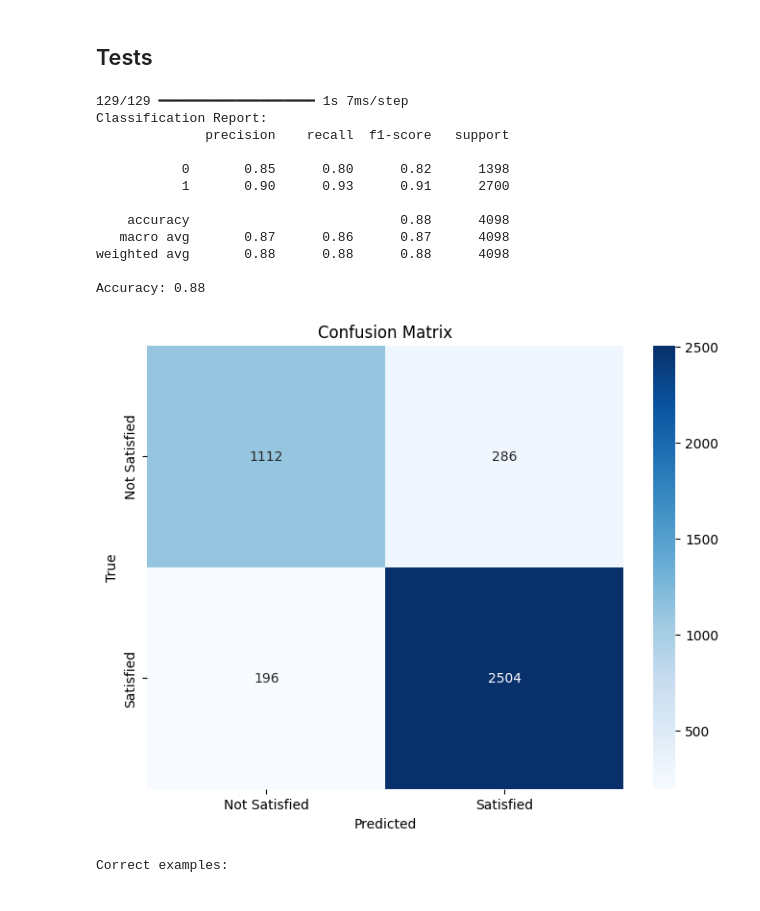
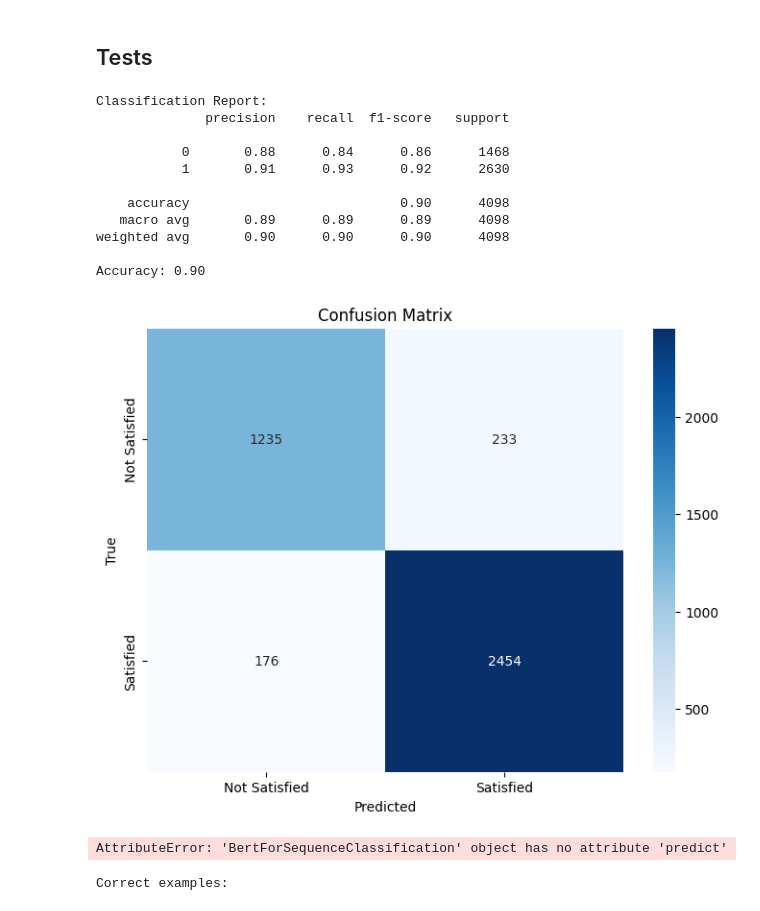
Before and after one commit to IvonLuiz/brazilian-e-commerce-nlp-deep-learning, a Jupyter notebook: e_commerce_transformers.ipynb, the cells around one changed output. Drawn from its saved outputs; the diff is of its cells as text; code cells hidden in the pictures.

```diff
--- a/e_commerce_transformers.ipynb
+++ b/e_commerce_transformers.ipynb
@@ -766,10 +890,46 @@ def display_predictions(df, y_true, y_pred, n=5):
     print(correct[['comment', 'true_label', 'predicted_label']])
     print("\nIncorrect Predictions:")
     print(incorrect[['comment', 'true_label', 'predicted_label']])
+# %%
+test_loader.dataset[0]
+
+model.eval()
+predictions = []
+true_labels = []
+with torch.no_grad():
+    for batch in test_loader:
+        input_ids = batch['input_ids'].to(device)
+        attention_mask = batch['attention_mask'].to(device)
+        labels = batch['labels'].to(device)
+
+        outputs = model(input_ids=input_ids, attention_mask=attention_mask)
+        preds = torch.argmax(outputs.logits, dim=1)
+
+        predictions.extend(preds.cpu().numpy())
+        true_labels.extend(labels.cpu().numpy())
+
+# Convert to numpy arrays
+predictions = np.array(predictions)
+true_labels = np.array(true_labels)
+# Evaluate the model
+evaluate_model(true_labels, predictions)
+# %% [output]
+Classification Report:
+              precision    recall  f1-score   support
+
+           0       0.88      0.84      0.86      1468
+           1       0.91      0.93      0.92      2630
+
+    accuracy                           0.90      4098
+   macro avg       0.89      0.89      0.89      4098
+weighted avg       0.90      0.90      0.90      4098
+
+Accuracy: 0.90
+[figure, added]
 # %%
 X_array_original = np.array(df_comments['comment'])
 
-y_pred = best_lstm_model.predict(X_test)
+y_pred = model.predict(X_test)
 y_pred_binary = np.where(y_pred >= 0.5, 1, 0)
 
 # Visualize examples
@@ -788,19 +948,7 @@ correct, incorrect = get_correct_and_incorrect(X_array_original, y_test, y_pred_
 
 evaluate_model(y_test, y_pred_binary)
 # %% [output]
-129/129 ━━━━━━━━━━━━━━━━━━━━ 1s 7ms/step
-Classification Report:
-              precision    recall  f1-score   support
-
-           0       0.85      0.80      0.82      1398
-           1       0.90      0.93      0.91      2700
-
-    accuracy                           0.88      4098
-   macro avg       0.87      0.86      0.87      4098
-weighted avg       0.88      0.88      0.88      4098
-
-Accuracy: 0.88
+AttributeError: 'BertForSequenceClassification' object has no attribute 'predict'
-[figure, removed]
 # %%
 print("Correct examples:")
 correct
```
Also changed, not shown: parts of 8 cells of this notebook.
